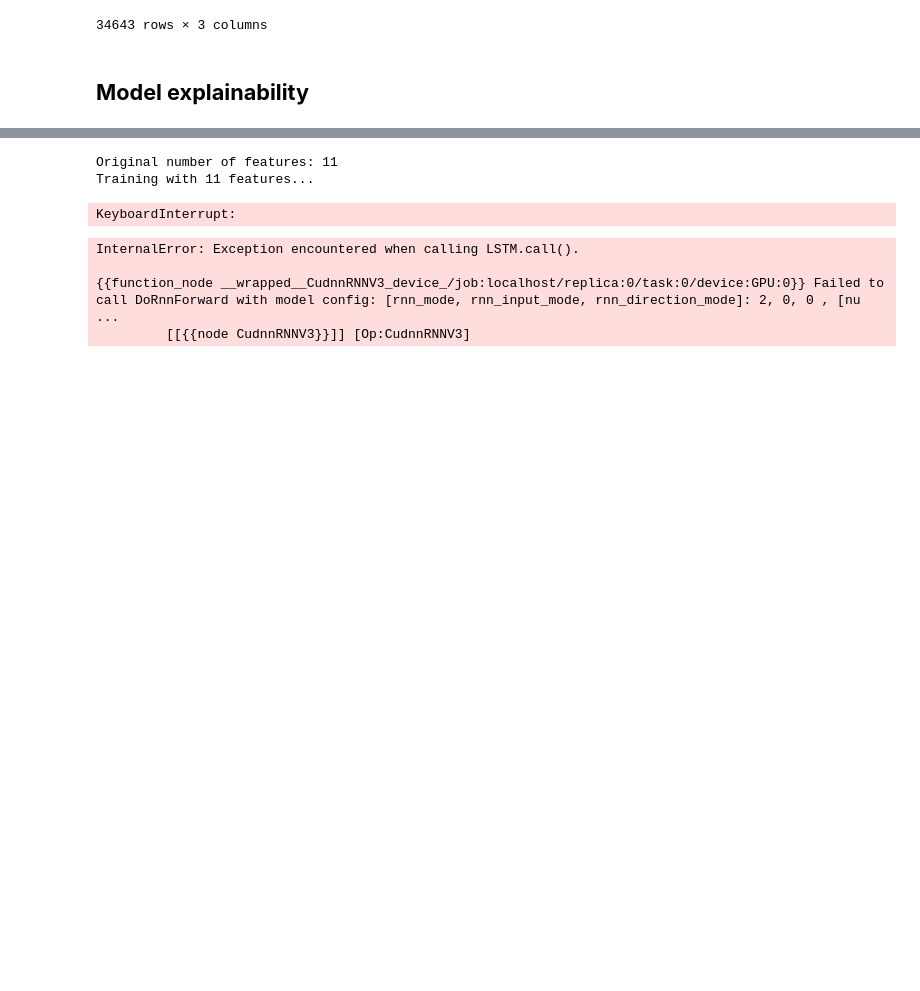
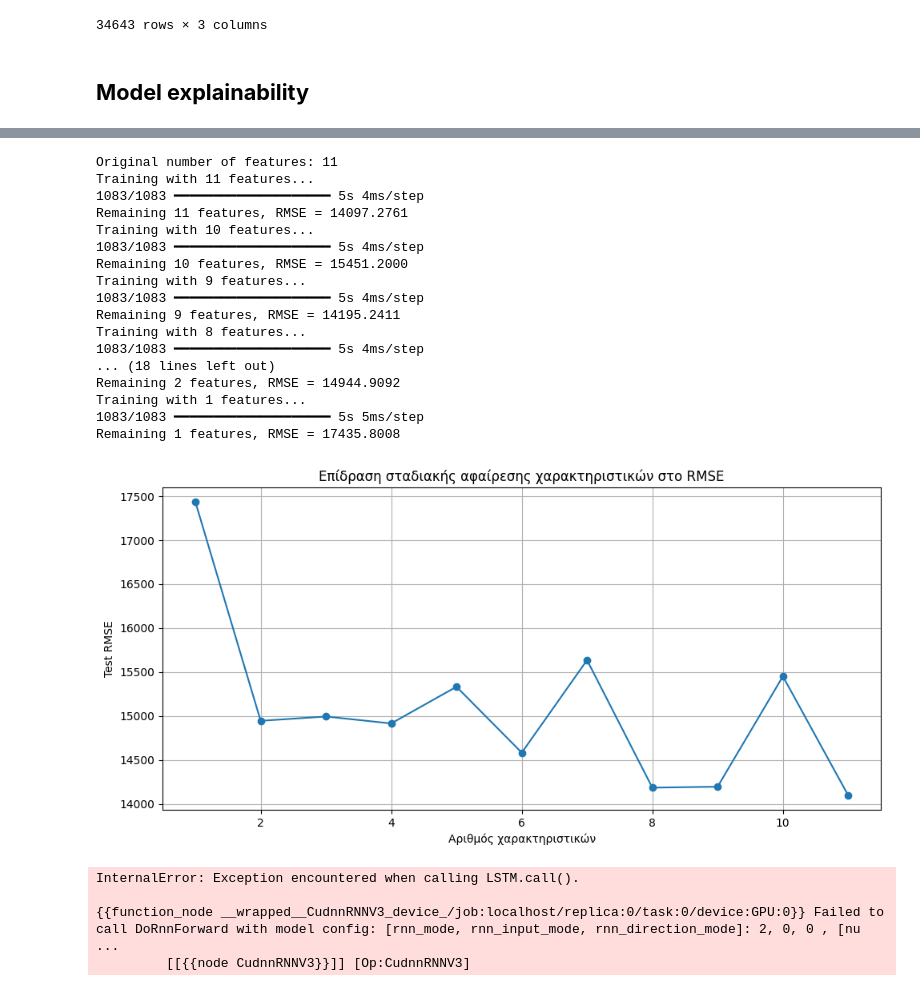
Before and after one commit to miltiadiss/CEID_NE577-5G-Architectures-Technologies-Applications-and-Key-Performance-Indexes, a Jupyter notebook: Code/LSTM_2.ipynb, the cells around one changed output, grey strips where cells are left out. Cells and saved outputs as stored; diff of their text form; code cells hidden in the pictures; blank space fills up the shorter version.

```diff
--- a/Code/LSTM_2.ipynb
+++ b/Code/LSTM_2.ipynb
@@ -498,45 +498,59 @@ for i in range(len(remaining_features)):
     X_seq_test, y_seq_test = create_dataset(X_test_scaled, y_test_scaled, best_ts)
 
     # --- Απλό μοντέλο (μπορείς να βάλεις το attention σου αν θες) ---
-    input_layer = Input(shape=(best_ts, X_seq_train.shape[2]))
-    x = LSTM(64, return_sequences=True)(input_layer)
-    x = LSTM(32, return_sequences=True)(x)
-    output = Dense(1)(x)
-    model = Model(inputs=input_layer, outputs=output)
+    model = Sequential()
+    model.add(LSTM(64, return_sequences=True, input_shape=(32, X_seq_train.shape[2])))
+    model.add(LSTM(32))
+    model.add(Dense(1))
     model.compile(optimizer='adam', loss='mse')
 
     # --- Εκπαίδευση ---
     model.fit(
         X_seq_train, y_seq_train,
         epochs=15,
         batch_size=32,
         validation_data=(X_seq_val, y_seq_val),
         verbose=0
     )
 
     # --- Πρόβλεψη στο test set ---
     y_pred = model.predict(X_seq_test)
     y_pred_denorm = np.expm1(scaler_y.inverse_transform(y_pred.reshape(-1, 1)).flatten())
     y_true_denorm = np.expm1(scaler_y.inverse_transform(y_seq_test.reshape(-1, 1)).flatten())
 
     # --- RMSE ---
     rmse = sqrt(mean_squared_error(y_true_denorm, y_pred_denorm))
     errors.append(rmse)
 
     print(f"Remaining {len(selected_features)} features, RMSE = {rmse:.4f}")
 
 plt.figure(figsize=(10, 5))
 plt.plot(range(len(errors), 0, -1), errors, marker='o')
 plt.xlabel("Αριθμός χαρακτηριστικών")
 plt.ylabel("Test RMSE")
 plt.title("Επίδραση σταδιακής αφαίρεσης χαρακτηριστικών στο RMSE")
 plt.grid(True)
 plt.tight_layout()
 plt.show()
 # %% [output]
 Original number of features: 11
 Training with 11 features...
+1083/1083 ━━━━━━━━━━━━━━━━━━━━ 5s 4ms/step
+Remaining 11 features, RMSE = 14097.2761
+Training with 10 features...
+1083/1083 ━━━━━━━━━━━━━━━━━━━━ 5s 4ms/step
+Remaining 10 features, RMSE = 15451.2000
+Training with 9 features...
+1083/1083 ━━━━━━━━━━━━━━━━━━━━ 5s 4ms/step
+Remaining 9 features, RMSE = 14195.2411
+Training with 8 features...
+1083/1083 ━━━━━━━━━━━━━━━━━━━━ 5s 4ms/step
+... (18 lines left out)
+Remaining 2 features, RMSE = 14944.9092
+Training with 1 features...
+1083/1083 ━━━━━━━━━━━━━━━━━━━━ 5s 5ms/step
+Remaining 1 features, RMSE = 17435.8008
-KeyboardInterrupt:
+[figure, added]
 # %%
 import shap
 import tensorflow as tf
```
Also changed, not shown: parts of 5 cells of this notebook.
